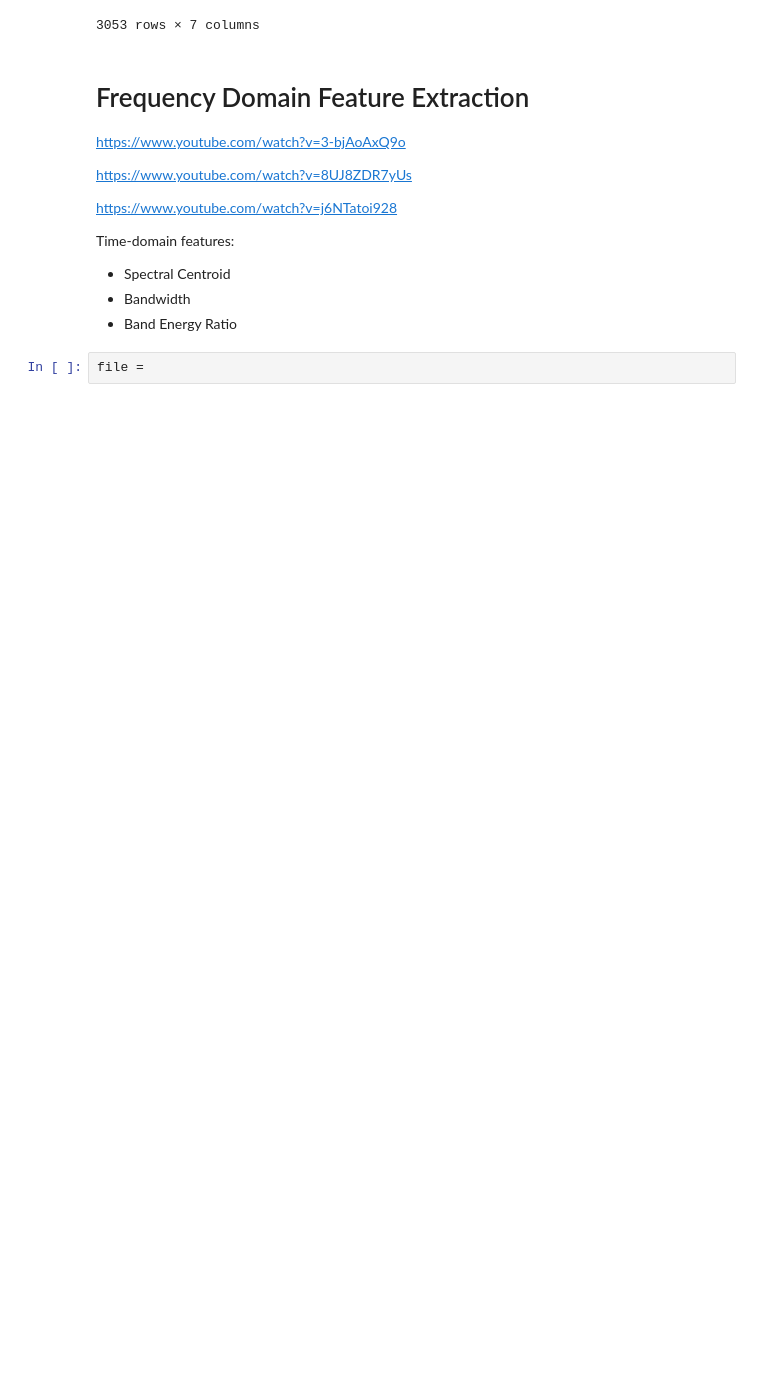
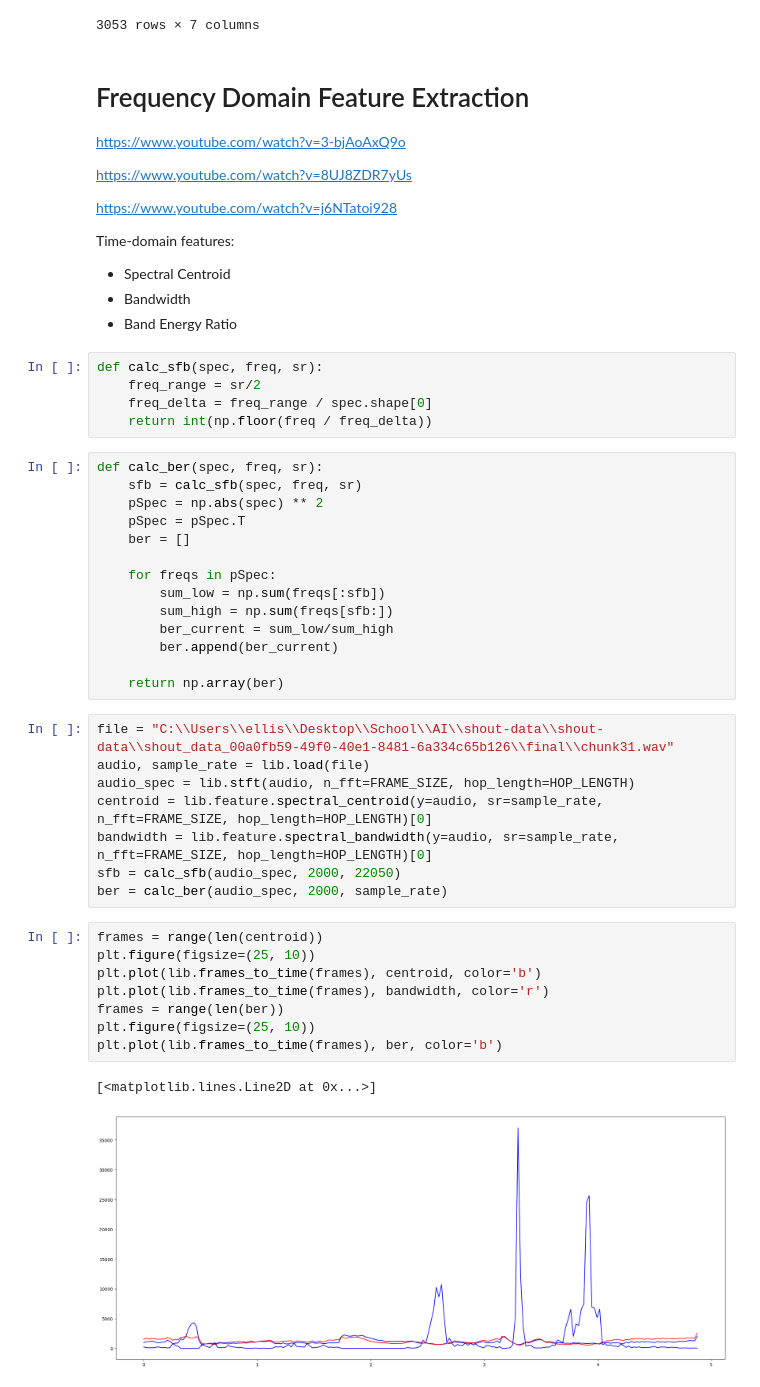
Before and after one commit to Andrew-JG-Ha/BERSt_Vocal_Emotion_Recognition, a Jupyter notebook: models/DataProcessing.ipynb, the cells around one changed output. Cells and saved outputs as stored; diff of their text form; blank space fills up the shorter version.

```diff
--- a/models/DataProcessing.ipynb
+++ b/models/DataProcessing.ipynb
@@ -221,5 +221,41 @@ Time-domain features:
 - Spectral Centroid
 - Bandwidth
 - Band Energy Ratio
+# %%
+def calc_sfb(spec, freq, sr):
+    freq_range = sr/2
+    freq_delta = freq_range / spec.shape[0]
+    return int(np.floor(freq / freq_delta))
+# %%
+def calc_ber(spec, freq, sr):
+    sfb = calc_sfb(spec, freq, sr)
+    pSpec = np.abs(spec) ** 2
+    pSpec = pSpec.T
+    ber = []
+
+    for freqs in pSpec:
+        sum_low = np.sum(freqs[:sfb])
+        sum_high = np.sum(freqs[sfb:])
+        ber_current = sum_low/sum_high
+        ber.append(ber_current)
+
+    return np.array(ber)
 # %%
-file =
+file = "C:\\Users\\ellis\\Desktop\\School\\AI\\shout-data\\shout-data\\shout_data_00a0fb59-49f0-40e1-8481-6a334c65b126\\final\\chunk31.wav"
+audio, sample_rate = lib.load(file)
+audio_spec = lib.stft(audio, n_fft=FRAME_SIZE, hop_length=HOP_LENGTH)
+centroid = lib.feature.spectral_centroid(y=audio, sr=sample_rate, n_fft=FRAME_SIZE, hop_length=HOP_LENGTH)[0]
+bandwidth = lib.feature.spectral_bandwidth(y=audio, sr=sample_rate, n_fft=FRAME_SIZE, hop_length=HOP_LENGTH)[0]
+sfb = calc_sfb(audio_spec, 2000, 22050)
+ber = calc_ber(audio_spec, 2000, sample_rate)
+# %%
+frames = range(len(centroid))
+plt.figure(figsize=(25, 10))
+plt.plot(lib.frames_to_time(frames), centroid, color='b')
+plt.plot(lib.frames_to_time(frames), bandwidth, color='r')
+frames = range(len(ber))
+plt.figure(figsize=(25, 10))
+plt.plot(lib.frames_to_time(frames), ber, color='b')
+# %% [output]
+[<matplotlib.lines.Line2D at 0x...>]
+[figure, added]
```
Also changed, not shown: parts of 2 cells of this notebook.
